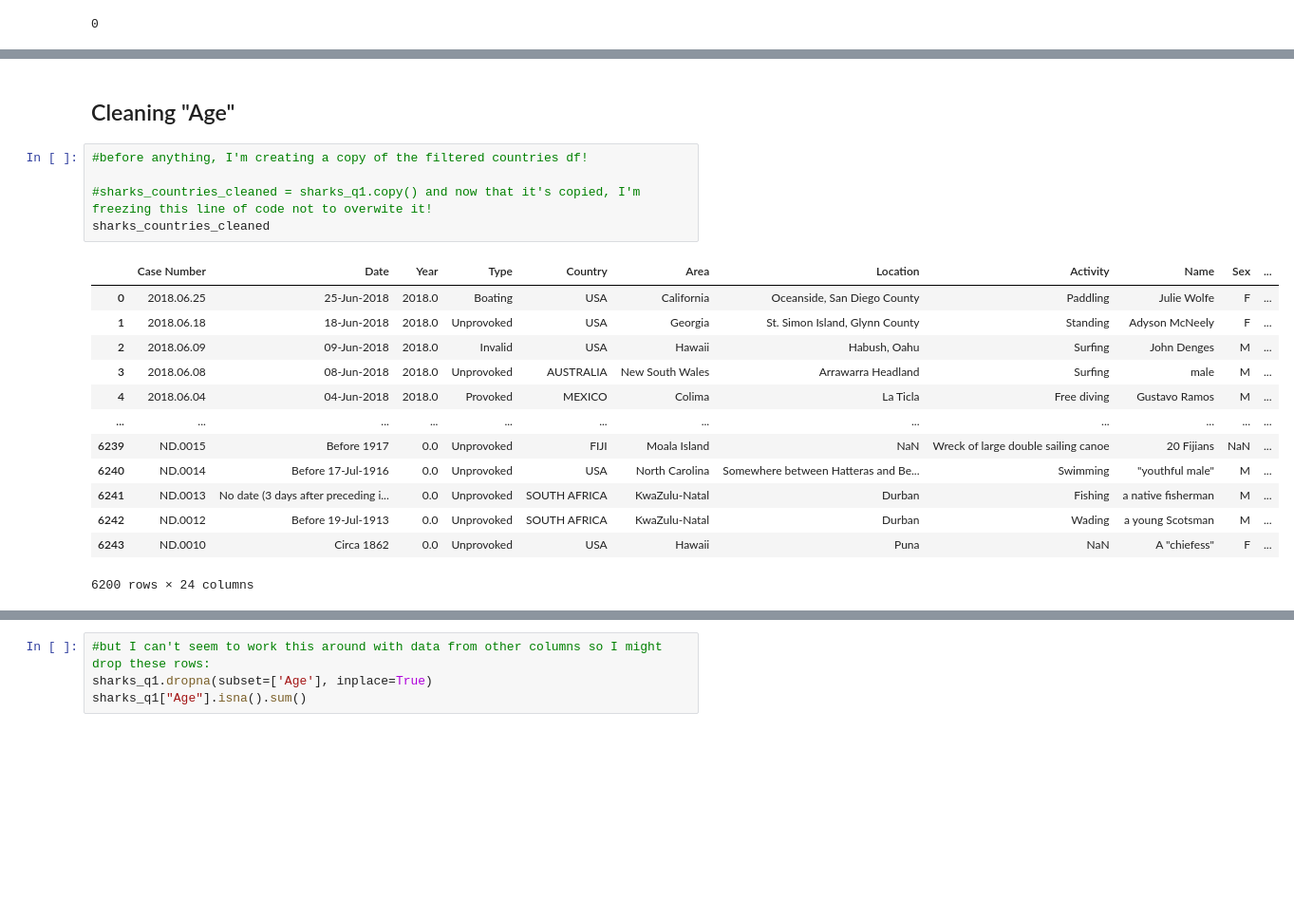
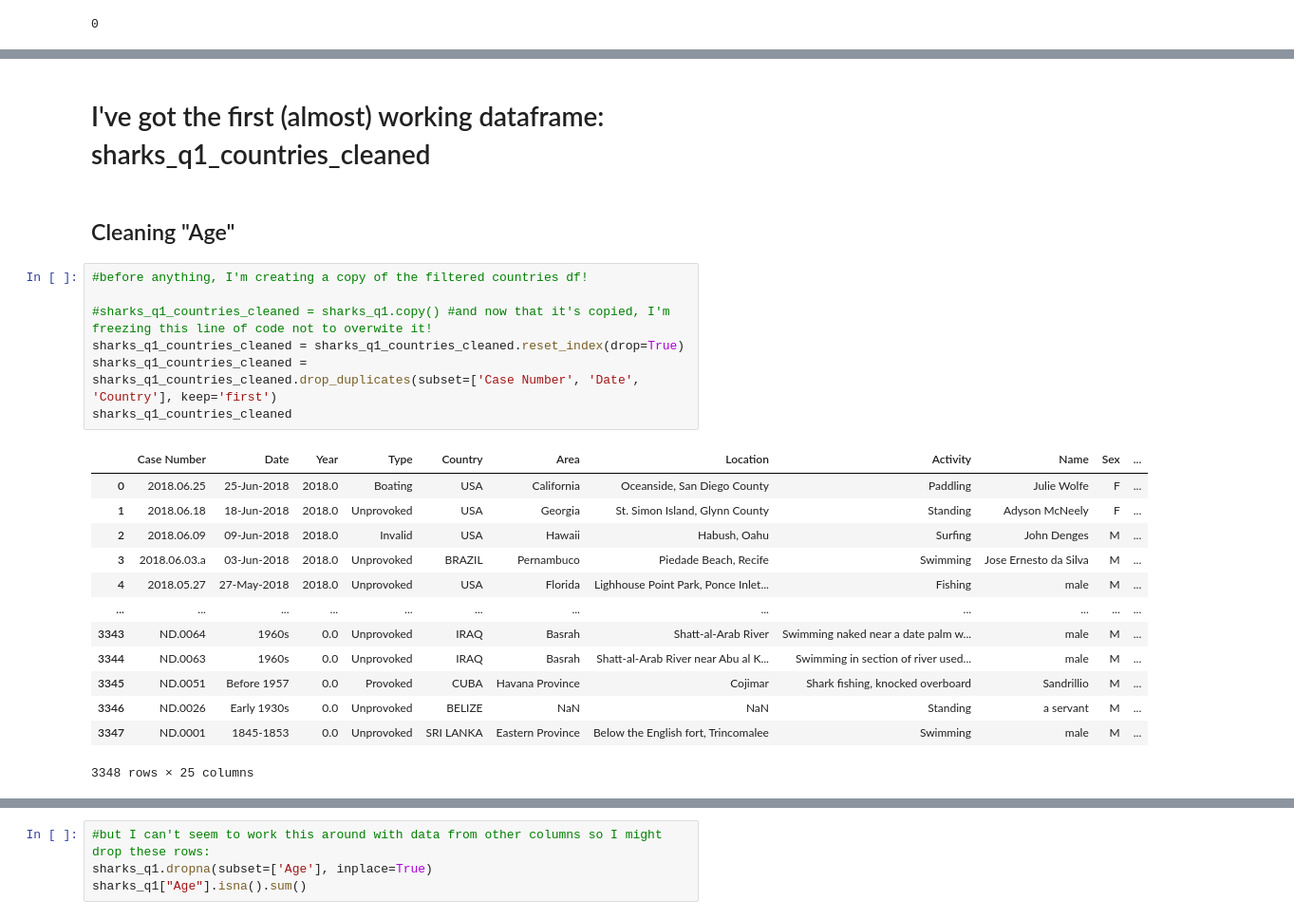
Before and after one commit to Ricardo-Beato/Project1, a Jupyter notebook: clean.ipynb, the cells around one changed output, grey strips where cells are left out. Shown at 95% size. Cells and saved outputs as stored; diff of their text form; blank space fills up the shorter version.

```diff
--- a/clean.ipynb
+++ b/clean.ipynb
@@ -787,24 +679,28 @@ sharks_q1
+# %% [markdown]
+# I've got the first (almost) working dataframe: sharks_q1_countries_cleaned
 # %% [markdown]
 ## Cleaning "Age"
 # %%
 #before anything, I'm creating a copy of the filtered countries df!
 
-#sharks_countries_cleaned = sharks_q1.copy() and now that it's copied, I'm freezing this line of code not to overwite it!
-sharks_countries_cleaned
+#sharks_q1_countries_cleaned = sharks_q1.copy() #and now that it's copied, I'm freezing this line of code not to overwite it!
+sharks_q1_countries_cleaned = sharks_q1_countries_cleaned.reset_index(drop=True)
+sharks_q1_countries_cleaned = sharks_q1_countries_cleaned.drop_duplicates(subset=['Case Number', 'Date', 'Country'], keep='first')
+sharks_q1_countries_cleaned
 # %% [output]
 |  | Case Number | Date | Year | Type | Country | Area | Location | Activity | Name | Sex | ... |
 | 0 | 2018.06.25 | 25-Jun-2018 | 2018.0 | Boating | USA | California | Oceanside, San Diego County | Paddling | Julie Wolfe | F | ... |
 | 1 | 2018.06.18 | 18-Jun-2018 | 2018.0 | Unprovoked | USA | Georgia | St. Simon Island, Glynn County | Standing | Adyson McNeely | F | ... |
 | 2 | 2018.06.09 | 09-Jun-2018 | 2018.0 | Invalid | USA | Hawaii | Habush, Oahu | Surfing | John Denges | M | ... |
-| 3 | 2018.06.08 | 08-Jun-2018 | 2018.0 | Unprovoked | AUSTRALIA | New South Wales | Arrawarra Headland | Surfing | male | M | ... |
-| 4 | 2018.06.04 | 04-Jun-2018 | 2018.0 | Provoked | MEXICO | Colima | La Ticla | Free diving | Gustavo Ramos | M | ... |
+| 3 | 2018.06.03.a | 03-Jun-2018 | 2018.0 | Unprovoked | BRAZIL | Pernambuco | Piedade Beach, Recife | Swimming | Jose Ernesto da Silva | M | ... |
+| 4 | 2018.05.27 | 27-May-2018 | 2018.0 | Unprovoked | USA | Florida | Lighhouse Point Park, Ponce Inlet... | Fishing | male | M | ... |
 | ... | ... | ... | ... | ... | ... | ... | ... | ... | ... | ... | ... |
-| 6239 | ND.0015 | Before 1917 | 0.0 | Unprovoked | FIJI | Moala Island | NaN | Wreck of large double sailing canoe | 20 Fijians | NaN | ... |
-| 6240 | ND.0014 | Before 17-Jul-1916 | 0.0 | Unprovoked | USA | North Carolina | Somewhere between Hatteras and Be... | Swimming | "youthful male" | M | ... |
-| 6241 | ND.0013 | No date (3 days after preceding i... | 0.0 | Unprovoked | SOUTH AFRICA | KwaZulu-Natal | Durban | Fishing | a native fisherman | M | ... |
-| 6242 | ND.0012 | Before 19-Jul-1913 | 0.0 | Unprovoked | SOUTH AFRICA | KwaZulu-Natal | Durban | Wading | a young Scotsman | M | ... |
-| 6243 | ND.0010 | Circa 1862 | 0.0 | Unprovoked | USA | Hawaii | Puna | NaN | A "chiefess" | F | ... |
+| 3343 | ND.0064 | 1960s | 0.0 | Unprovoked | IRAQ | Basrah | Shatt-al-Arab River | Swimming naked near a date palm w... | male | M | ... |
+| 3344 | ND.0063 | 1960s | 0.0 | Unprovoked | IRAQ | Basrah | Shatt-al-Arab River near Abu al K... | Swimming in section of river used... | male | M | ... |
+| 3345 | ND.0051 | Before 1957 | 0.0 | Provoked | CUBA | Havana Province | Cojimar | Shark fishing, knocked overboard | Sandrillio | M | ... |
+| 3346 | ND.0026 | Early 1930s | 0.0 | Unprovoked | BELIZE | NaN | NaN | Standing | a servant | M | ... |
+| 3347 | ND.0001 | 1845-1853 | 0.0 | Unprovoked | SRI LANKA | Eastern Province | Below the English fort, Trincomalee | Swimming | male | M | ... |
-6200 rows × 24 columns
+3348 rows × 25 columns
 # %%
 #checking the nas first:
 sharks_q1["Age"].isna().sum()
```
Also changed, not shown: parts of 163 cells of this notebook.
